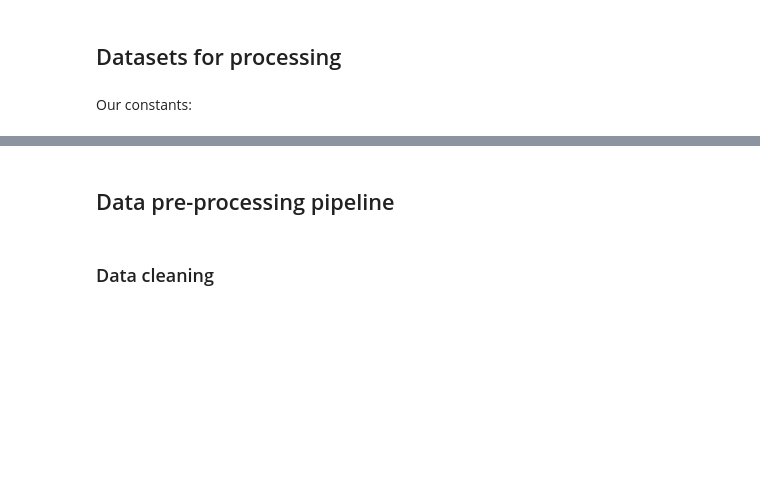
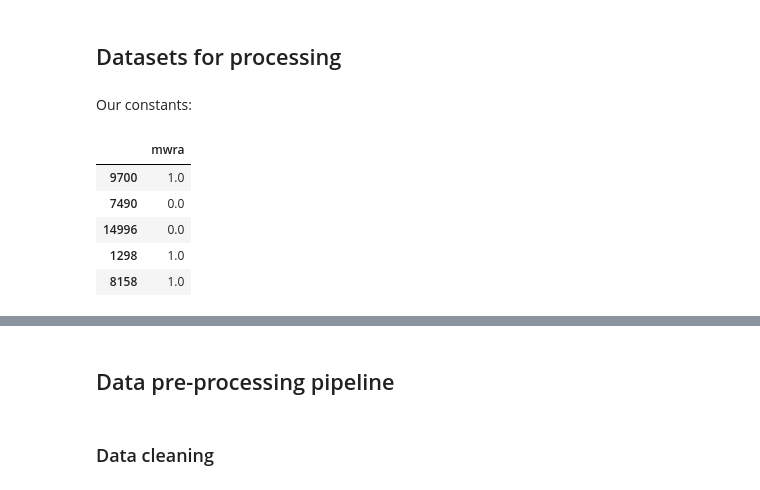
Before and after one commit to myrres0/IAU-2024, a Jupyter notebook: phase-3.ipynb, the cells around one changed output, grey strips where cells are left out. Saved outputs shown, nothing was run; the diff lists cells and outputs as text; code cells hidden in the pictures; blank space fills up the shorter version.

```diff
--- a/phase-3.ipynb
+++ b/phase-3.ipynb
@@ -47,3 +49,12 @@ train_data, test_data, mwra_train, mwra_test = divide_df(merged_data[selected_at
+# %%
+mwra_train.head()
+# %% [output]
+|  | mwra |
+| 9700 | 1.0 |
+| 7490 | 0.0 |
+| 14996 | 0.0 |
+| 1298 | 1.0 |
+| 8158 | 1.0 |
 # %%
 num_columns = 3
 num_rows = 3
```
Also changed, not shown: parts of 8 cells of this notebook.
